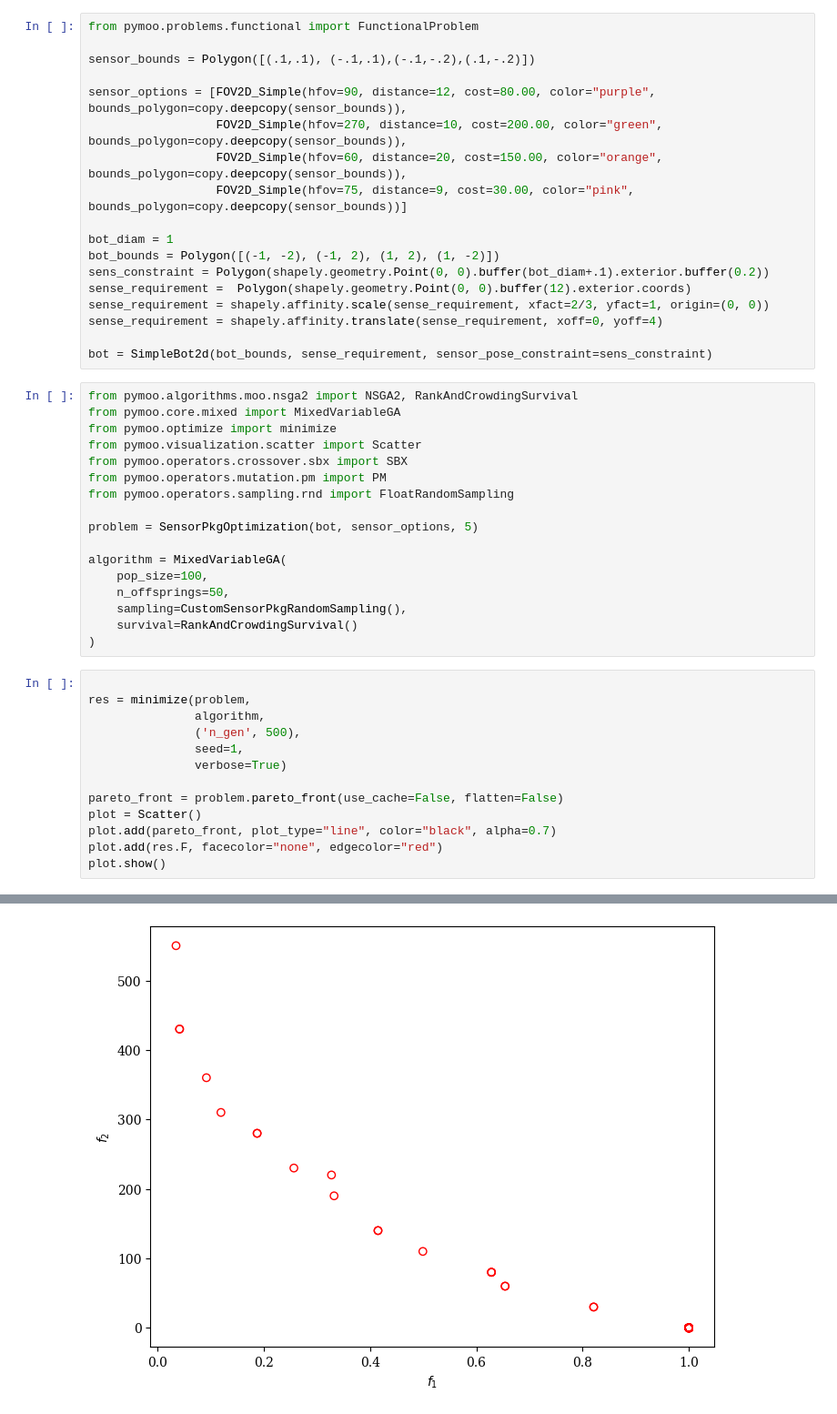
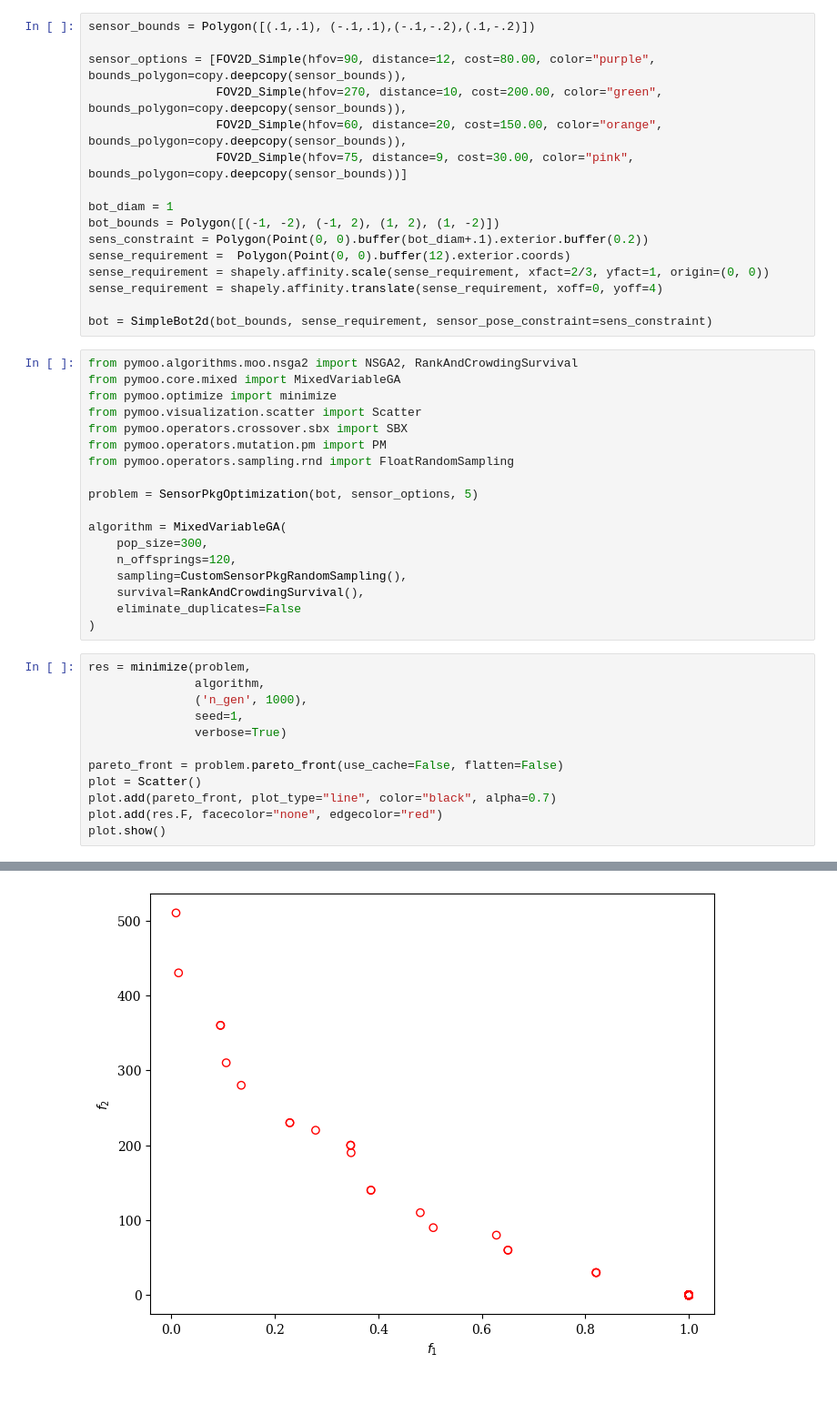
Before and after one commit to robosquiggles/go4robo, a Jupyter notebook: fov_optimize_2d.ipynb, the cells around one changed output, grey strips where cells are left out. Shown at 91% size. Cells and saved outputs as stored; diff of their text form.

```diff
--- a/fov_optimize_2d.ipynb
+++ b/fov_optimize_2d.ipynb
@@ -23,6 +28,4 @@ The autoreload extension is already loaded. To reload it, use:
 # %%
-from pymoo.problems.functional import FunctionalProblem
-
 sensor_bounds = Polygon([(.1,.1), (-.1,.1),(-.1,-.2),(.1,-.2)])
 
 sensor_options = [FOV2D_Simple(hfov=90, distance=12, cost=80.00, color="purple", bounds_polygon=copy.deepcopy(sensor_bounds)),
@@ -32,8 +35,8 @@ sensor_options = [FOV2D_Simple(hfov=90, distance=12, cost=80.00, color="purple",
 
 bot_diam = 1
 bot_bounds = Polygon([(-1, -2), (-1, 2), (1, 2), (1, -2)])
-sens_constraint = Polygon(shapely.geometry.Point(0, 0).buffer(bot_diam+.1).exterior.buffer(0.2))
-sense_requirement =  Polygon(shapely.geometry.Point(0, 0).buffer(12).exterior.coords)
+sens_constraint = Polygon(Point(0, 0).buffer(bot_diam+.1).exterior.buffer(0.2))
+sense_requirement =  Polygon(Point(0, 0).buffer(12).exterior.coords)
 sense_requirement = shapely.affinity.scale(sense_requirement, xfact=2/3, yfact=1, origin=(0, 0))
 sense_requirement = shapely.affinity.translate(sense_requirement, xoff=0, yoff=4)
 
@@ -50,16 +53,16 @@ from pymoo.operators.sampling.rnd import FloatRandomSampling
 problem = SensorPkgOptimization(bot, sensor_options, 5)
 
 algorithm = MixedVariableGA(
-    pop_size=100,
-    n_offsprings=50,
+    pop_size=300,
+    n_offsprings=120,
     sampling=CustomSensorPkgRandomSampling(),
-    survival=RankAndCrowdingSurvival()
+    survival=RankAndCrowdingSurvival(),
+    eliminate_duplicates=False
 )
 # %%
-
 res = minimize(problem,
                algorithm,
-               ('n_gen', 500),
+               ('n_gen', 1000),
                seed=1,
                verbose=True)
 
@@ -89,5 +92,5 @@ n_gen  |  n_eval  |     f_avg     |     f_min
 <pymoo.visualization.scatter.Scatter at 0x...>
-[figure, old version]
+[figure, new version]
 # %%
 import pandas as pd
 
```
Also changed, not shown: parts of 6 cells of this notebook, 1 other file.
